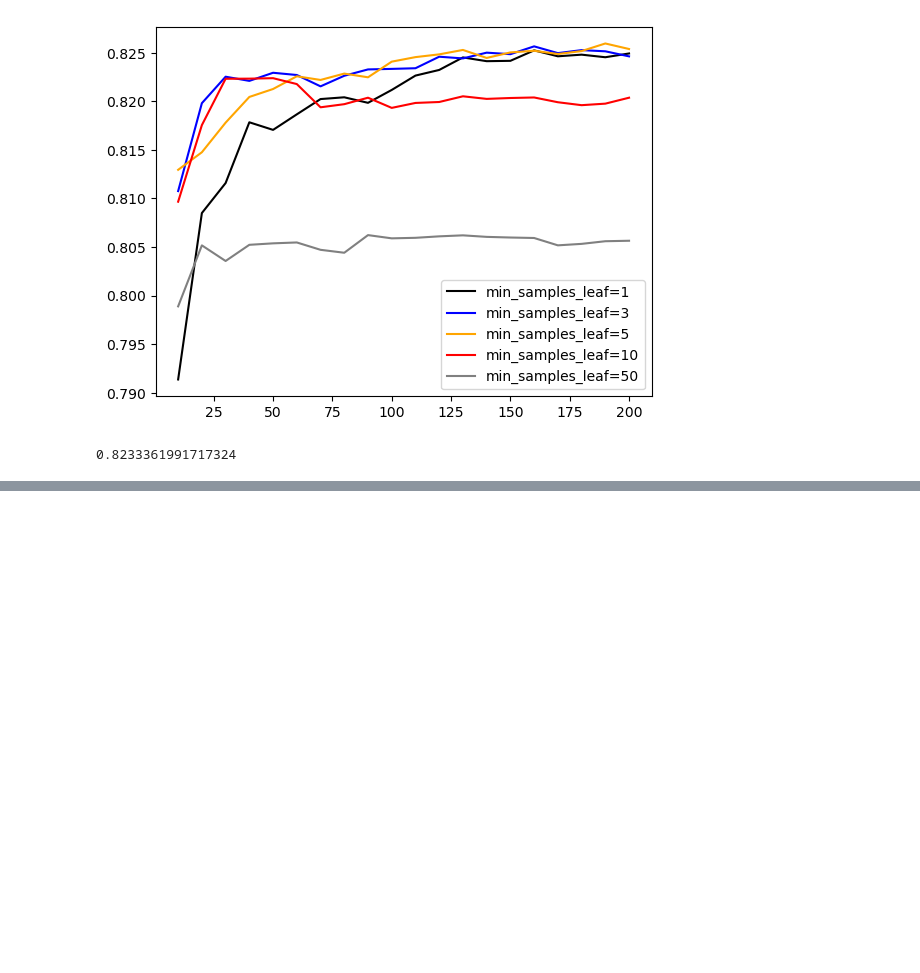
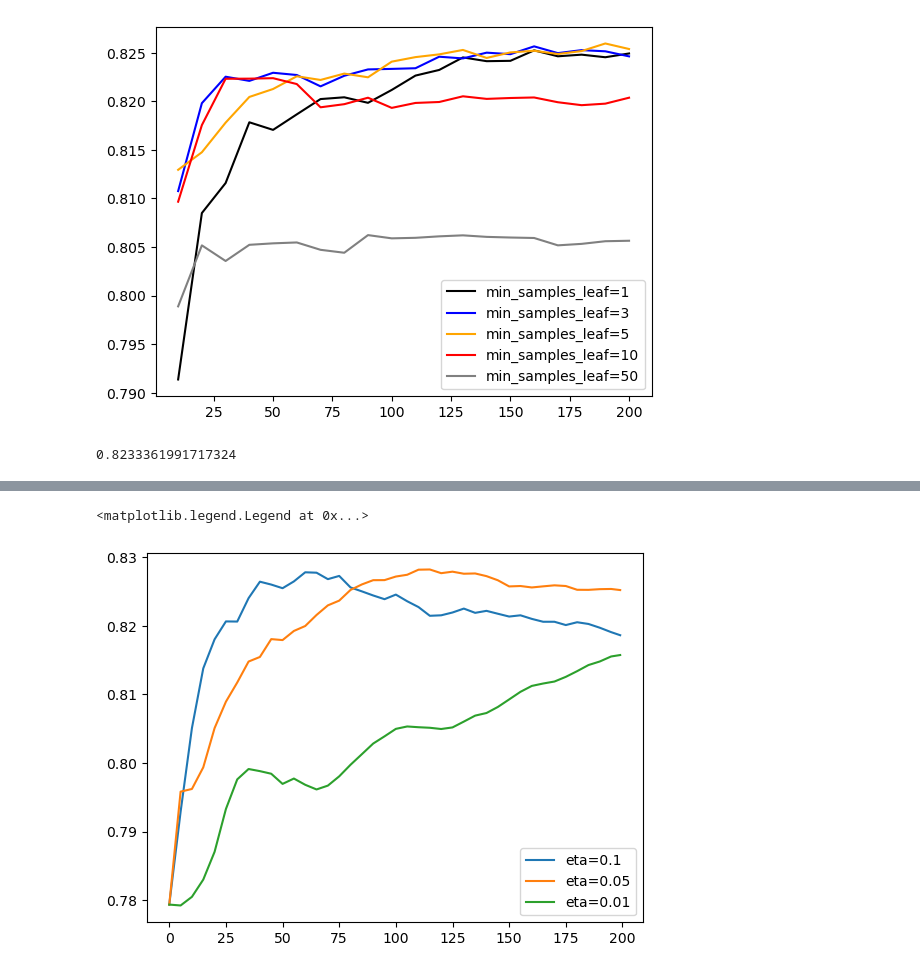
Before and after one commit to garlicspoofiyy/ml-zoomcamp, a Jupyter notebook: Lesson 6/lesson6_notes.ipynb, the cells around one changed output, grey strips where cells are left out. Cells and saved outputs as stored; diff of their text form; code cells hidden in the pictures; blank space fills up the shorter version.

```diff
--- a/Lesson 6/lesson6_notes.ipynb
+++ b/Lesson 6/lesson6_notes.ipynb
@@ -618,0 +721,21 @@ roc_auc_score(y_val, y_pred)
+# %%
+scores = {}
+# %%
+%%capture output
+
+xgb_params = {
+    'eta': 0.1,
+    'max_depth': 6,
+    'min_child_weight': 1,
+
+    'objective': 'binary:logistic',
+    'eval_metric': 'auc',
+
+    'nthread': 8,
+    'seed': 1,
+    'verbosity': 1,
+}
+
+model = xgb.train(xgb_params, dtrain, num_boost_round=200,
+                  verbose_eval=5,
+                  evals=watchlist)
@@ -618,0 +752,17 @@ roc_auc_score(y_val, y_pred)
+# %%
+etas = ['eta=0.1', 'eta=0.05', 'eta=0.01']
+
+for eta in etas:
+    df_scores = scores[eta]
+    plt.plot(df_scores.num_iter, df_scores.val_auc, label=eta)
+plt.legend()
+
+# Checking different eta values (learning rates) is crucial because it affects the convergence speed and stability of the model.
+# A high eta might lead to faster convergence but can cause overshooting and instability.
+# A low eta ensures more stable and gradual learning, potentially leading to better generalization.
+# By comparing different eta values, we can find a balance between convergence speed and model performance.
+
+# The peak indicates the convergence of the learning rate
+# %% [output]
+<matplotlib.legend.Legend at 0x...>
+[figure, added]
```
Also changed, not shown: parts of 51 cells of this notebook.
